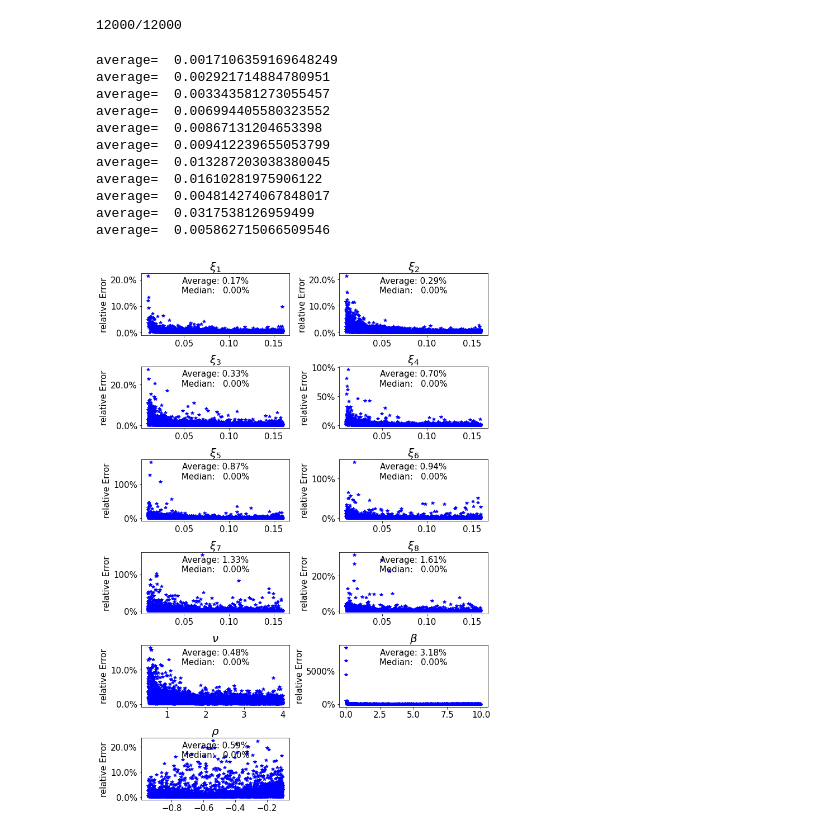
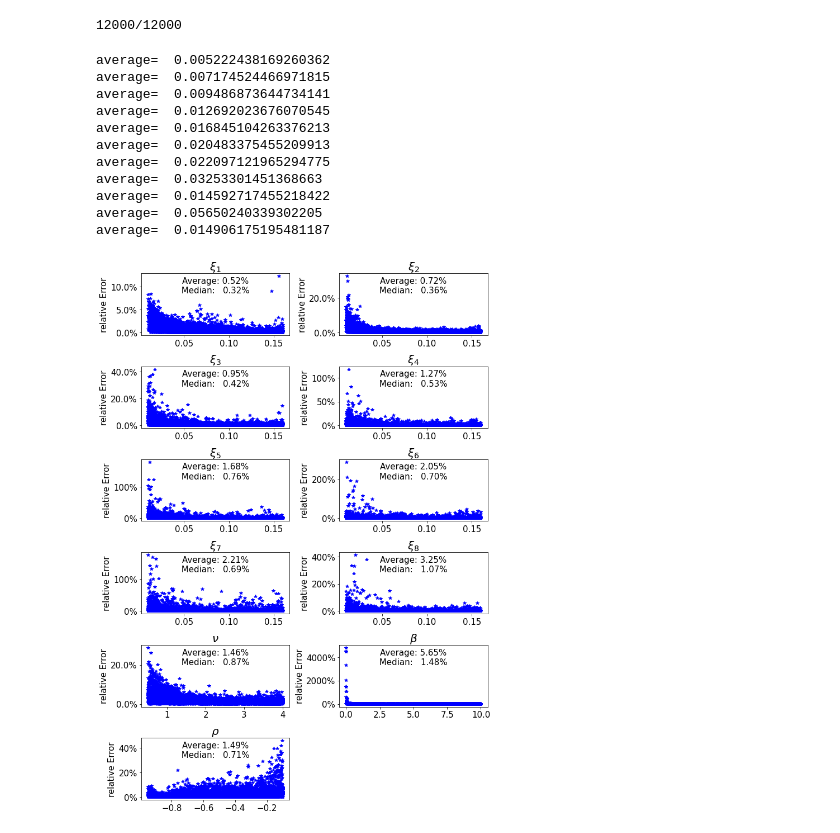
Before and after one commit to arielNacamulli/NNCalibration_Surface, a Jupyter notebook: NN Surface Calibration - 1-Factor Bergomi Piecewise.ipynb, the cells around one changed output. Saved outputs shown, nothing was run; the diff lists cells and outputs as text; code cells hidden in the pictures.

```diff
--- a/NN Surface Calibration - 1-Factor Bergomi Piecewise.ipynb
+++ b/NN Surface Calibration - 1-Factor Bergomi Piecewise.ipynb
@@ -504,35 +494,35 @@ for i in range(len(X_test)):
 # %%
 titles=["$\\xi_1$","$\\xi_2$","$\\xi_3$","$\\xi_4$","$\\xi_5$","$\\xi_6$","$\\xi_7$","$\\xi_8$","$\\nu$","$\\beta$","$\\rho$"]
 average=np.zeros([num_params,len(X_test)])
 fig=plt.figure(figsize=(10,14))
 for u in range(num_params):
     ax=plt.subplot(6,2,u+1)
-    for i in range(5000):
+    for i in range(len(X_test)):
 
         y=y_test[i][u]
         plt.plot(y,100*np.abs(LMParameters[i][u]-y)/np.abs(y),'b*')
         average[u,i]=np.abs(LMParameters[i][u]-y)/np.abs(y)
     plt.title(titles[u],fontsize=20)
     plt.ylabel('relative Error',fontsize=15)
     plt.gca().yaxis.set_major_formatter(mtick.PercentFormatter() )
     plt.tick_params(axis='both', which='major', labelsize=15)
     plt.tick_params(axis='both', which='minor', labelsize=15)
     plt.text(0.5, 0.8, 'Average: %1.2f%%\n Median:   %1.2f%% '%(np.mean(100*average[u,:]),np.quantile(100*average[u,:],0.5)), horizontalalignment='center',verticalalignment='center', transform=ax.transAxes,fontsize=15)
 
     print("average= ",np.mean(average[u,:]))
 plt.tight_layout()
 plt.savefig('CreatedImages/'+model_name+'ParameterRelativeErrors.png', dpi=300)
 plt.show()
 # %% [output]
-average=  0.0017106359169648249
-average=  0.002921714884780951
-average=  0.003343581273055457
-average=  0.006994405580323552
-average=  0.00867131204653398
-average=  0.009412239655053799
-average=  0.013287203038380045
-average=  0.01610281975906122
-average=  0.004814274067848017
-average=  0.0317538126959499
-average=  0.005862715066509546
+average=  0.005222438169260362
+average=  0.007174524466971815
+average=  0.009486873644734141
+average=  0.012692023676070545
+average=  0.016845104263376213
+average=  0.020483375455209913
+average=  0.022097121965294775
+average=  0.03253301451368663
+average=  0.014592717455218422
+average=  0.05650240339302205
+average=  0.014906175195481187
-[figure, old version]
+[figure, new version]
```
Also changed, not shown: parts of 9 cells of this notebook, 35 other files.
